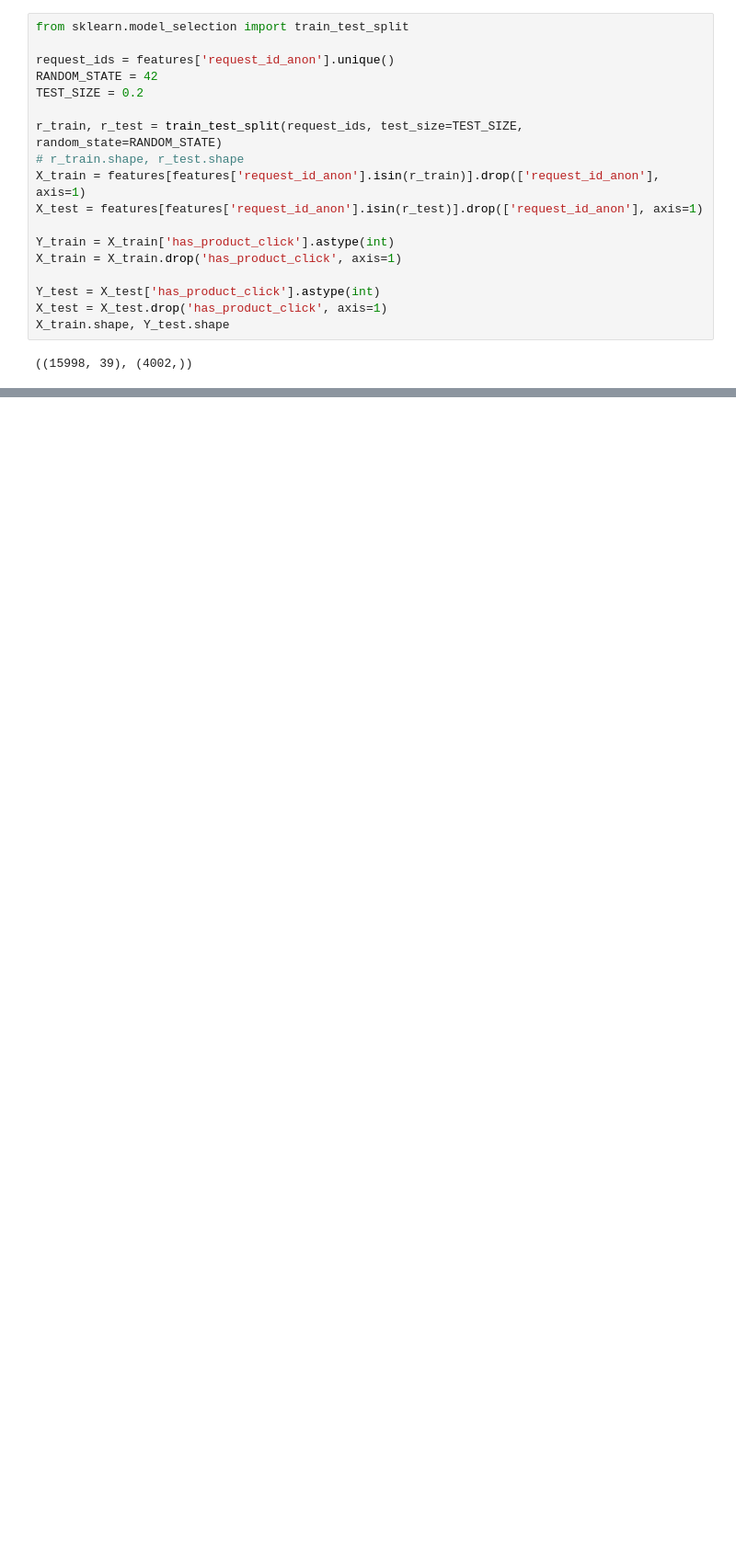
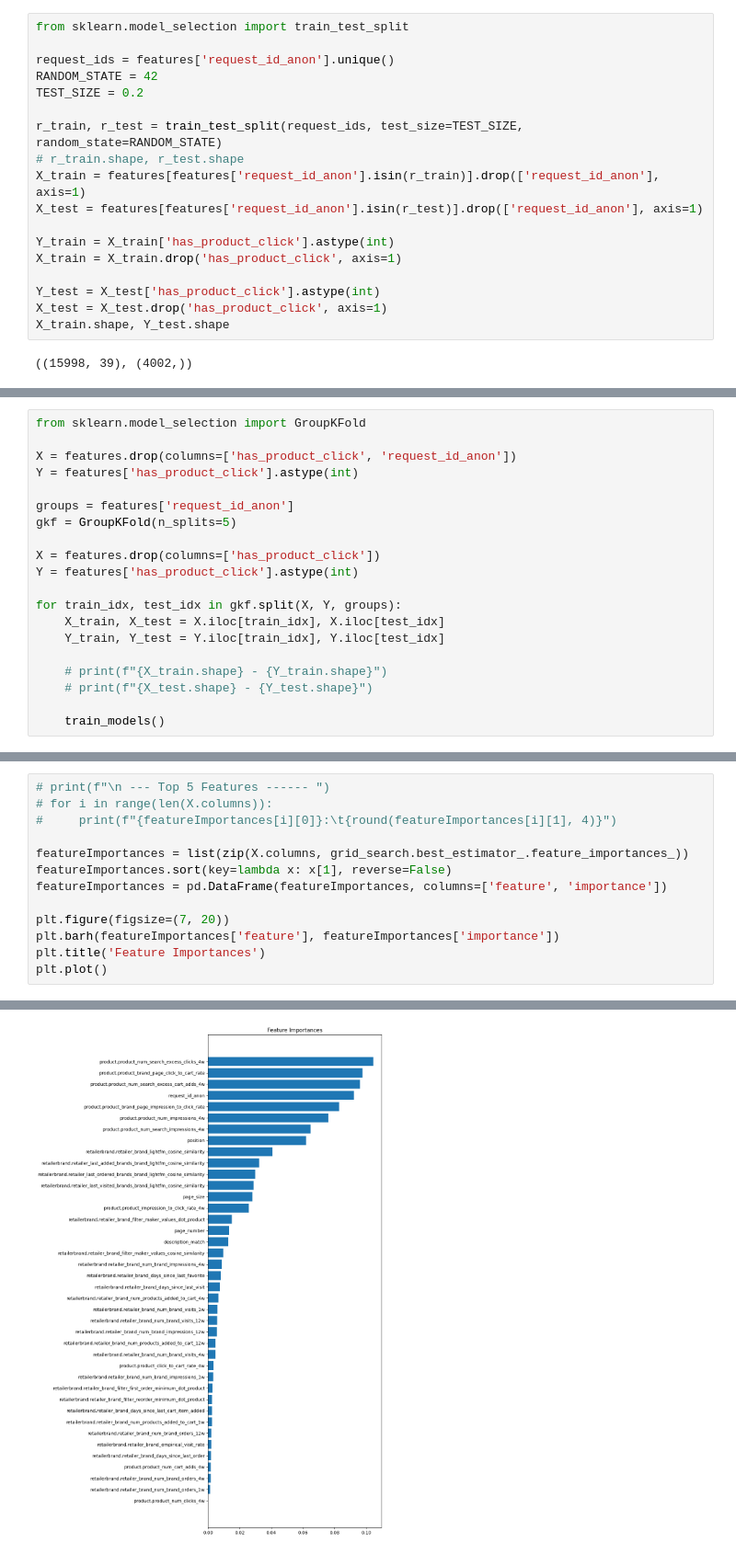
Before and after one commit to Konerusudhir/ml_systems, a Jupyter notebook: ml_100_days/5_Search_v2.ipynb, the cells around one changed output, grey strips where cells are left out. Shown at 92% size. Drawn from its saved outputs; the diff is of its cells as text; blank space fills up the shorter version.

Commit message:
Achieved best Mean PR-AUC using Cross Validation

```diff
--- a/ml_100_days/5_Search_v2.ipynb
+++ b/ml_100_days/5_Search_v2.ipynb
@@ -307,0 +304,20 @@ Name: filter_string, Length: 1719, dtype: object
+# %%
+from sklearn.model_selection import GroupKFold
+
+X = features.drop(columns=['has_product_click', 'request_id_anon'])
+Y = features['has_product_click'].astype(int)
+
+groups = features['request_id_anon']
+gkf = GroupKFold(n_splits=5)
+
+X = features.drop(columns=['has_product_click'])
+Y = features['has_product_click'].astype(int)
+
+for train_idx, test_idx in gkf.split(X, Y, groups):
+    X_train, X_test = X.iloc[train_idx], X.iloc[test_idx]
+    Y_train, Y_test = Y.iloc[train_idx], Y.iloc[test_idx]
+
+    # print(f"{X_train.shape} - {Y_train.shape}")
+    # print(f"{X_test.shape} - {Y_test.shape}")
+
+    train_models()
@@ -307,0 +396,14 @@ Name: filter_string, Length: 1719, dtype: object
+# %%
+# print(f"\n --- Top 5 Features ------ ")
+# for i in range(len(X.columns)):
+#     print(f"{featureImportances[i][0]}:\t{round(featureImportances[i][1], 4)}")
+
+featureImportances = list(zip(X.columns, grid_search.best_estimator_.feature_importances_))
+featureImportances.sort(key=lambda x: x[1], reverse=False)
+featureImportances = pd.DataFrame(featureImportances, columns=['feature', 'importance'])
+
+plt.figure(figsize=(7, 20))
+plt.barh(featureImportances['feature'], featureImportances['importance'])
+plt.title('Feature Importances')
+plt.plot()
+# %% [output]
@@ -307,0 +411 @@ Name: filter_string, Length: 1719, dtype: object
+[figure, added]
```
Also changed, not shown: parts of 10 cells of this notebook.
